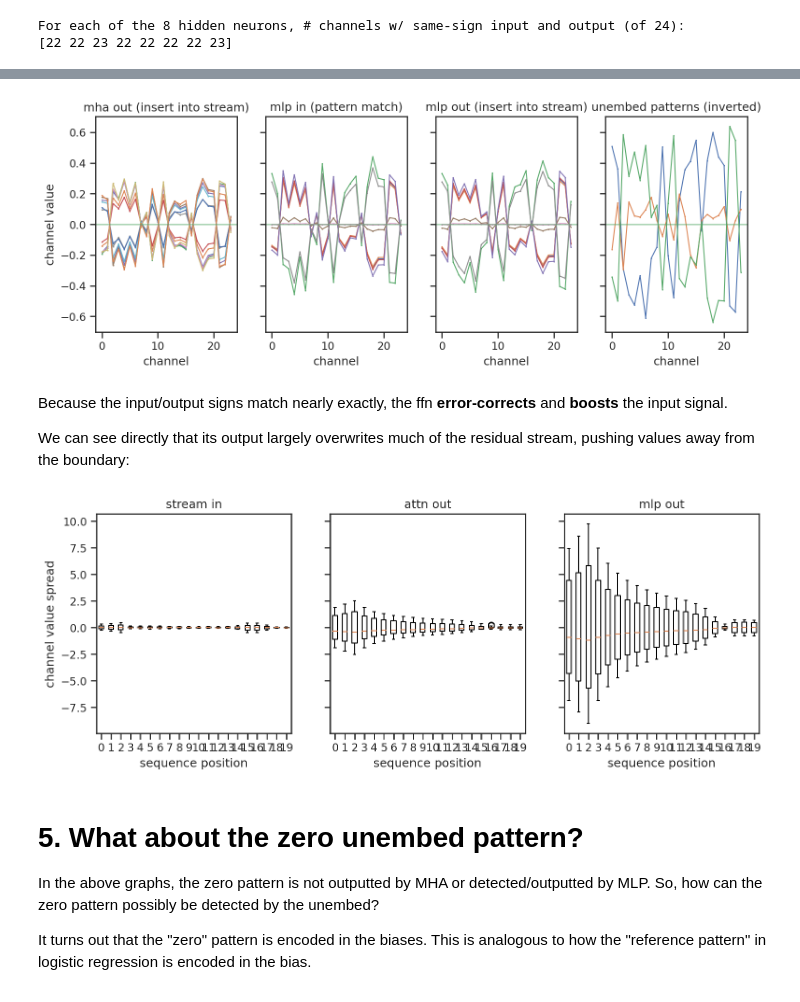
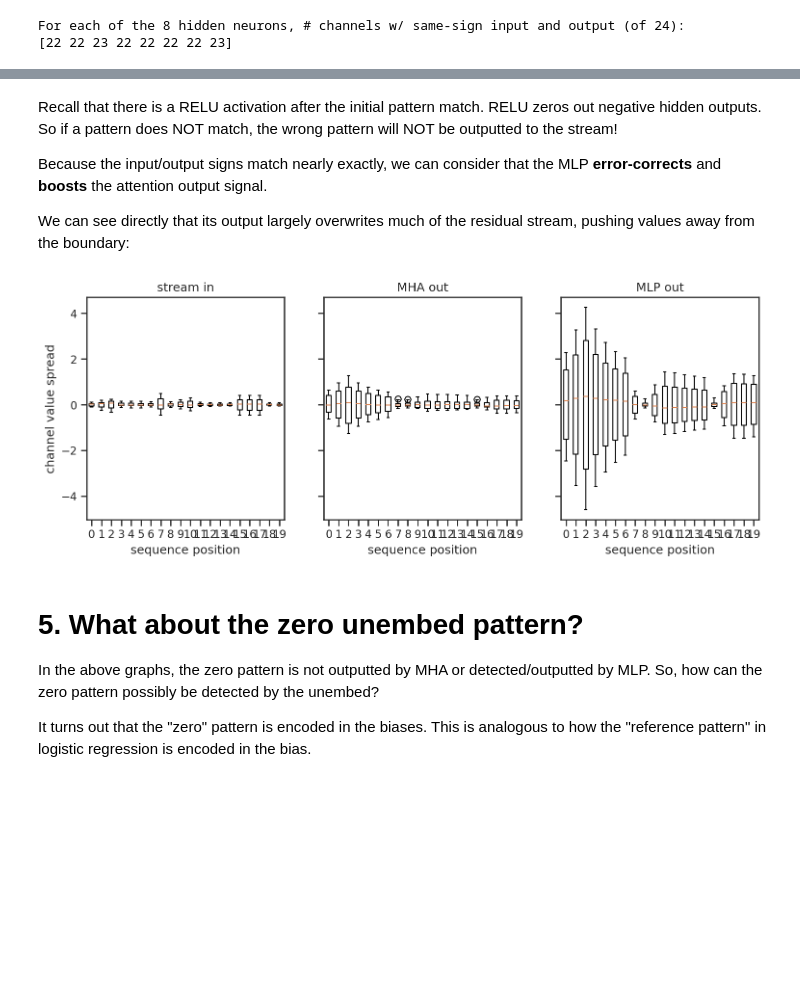
Before and after one commit to danwilhelm/cumsum_transformer, a Jupyter notebook: cumsum_transformer.ipynb, the cells around one changed output, grey strips where cells are left out. Saved outputs shown, nothing was run; the diff lists cells and outputs as text; code cells hidden in the pictures; blank space fills up the shorter version.

```diff
--- a/cumsum_transformer.ipynb
+++ b/cumsum_transformer.ipynb
@@ -464,36 +477,21 @@ It is especially interesting to notice there are exactly two patterns explicitly
-# %%
-# INVESTIGATE MLP
-# - The output pattern matches the input pattern nearly exactly (i.e. the same channels are elevated)
-# - However, the RELU "corrects" the pattern if it mostly matches (i.e. a few wrong-sign positions)
-# - It does this by NOT outputting patterns it doesn't match.
-
-# Note these are WEIGHTS, so the exact input doesn't matter
-neg = np.array([0,1,3,4,5,6])
-pos = np.array([2,7])
-rowplot([
-    [lambda: listplot(m.attn_wo, line=True, h=0, xlabel='channel', ylabel='channel value', title='mha out (insert into stream)')],
-    [lambda: listplot(m.mlp_win.T, line=True, h=0, xlabel='channel', title='mlp in (pattern match)')],
-    [lambda: listplot(m.mlp_wout, line=True, h=0, xlabel='channel', title='mlp out (insert into stream)')],
-    [lambda: listplot(-m.unembed_w.T, line=True, h=0, xlabel='channel', title='unembed patterns (inverted)')],
-], sharey=True);
-# %% [output]
-[figure, removed]
 # %% [markdown]
-Because the input/output signs match nearly exactly, the ffn **error-corrects** and **boosts** the input signal.
+Recall that there is a RELU activation after the initial pattern match. RELU zeros out negative hidden outputs. So if a pattern does NOT match, the wrong pattern will NOT be outputted to the stream!
+
+Because the input/output signs match nearly exactly, we can consider that the MLP **error-corrects** and **boosts** the attention output signal.
 
 We can see directly that its output largely overwrites much of the residual stream, pushing values away from the boundary:
 # %%
-# Recall that the per-channel magnitude is the MEAN of the prior inputs
+# Recall that the per-channel magnitude is proportional to the MEAN of the prior inputs
 rowplot([
     [lambda: plt.boxplot(m.stream_in.T, labels=range(len(m.mlp_out))),
      lambda: plt.title('stream in'), lambda: plt.xlabel('sequence position'), lambda: plt.ylabel('channel value spread')],
     [lambda: plt.boxplot(m.attn_out.T, labels=range(len(m.mlp_out))),
-     lambda: plt.title('attn out'), lambda: plt.xlabel('sequence position')],
+     lambda: plt.title('MHA out'), lambda: plt.xlabel('sequence position')],
     [lambda: plt.boxplot(m.mlp_out.T, labels=range(len(m.mlp_out))),
-     lambda: plt.title('mlp out'), lambda: plt.xlabel('sequence position')],
+     lambda: plt.title('MLP out'), lambda: plt.xlabel('sequence position')],
 ], sharey=True);
 # %% [output]
-[figure, old version]
+[figure, new version]
 # %% [markdown]
 # 5. What about the zero unembed pattern?<a class="anchor" id="unembed"></a>
 
```
Also changed, not shown: parts of 19 cells of this notebook, 1 other file.
